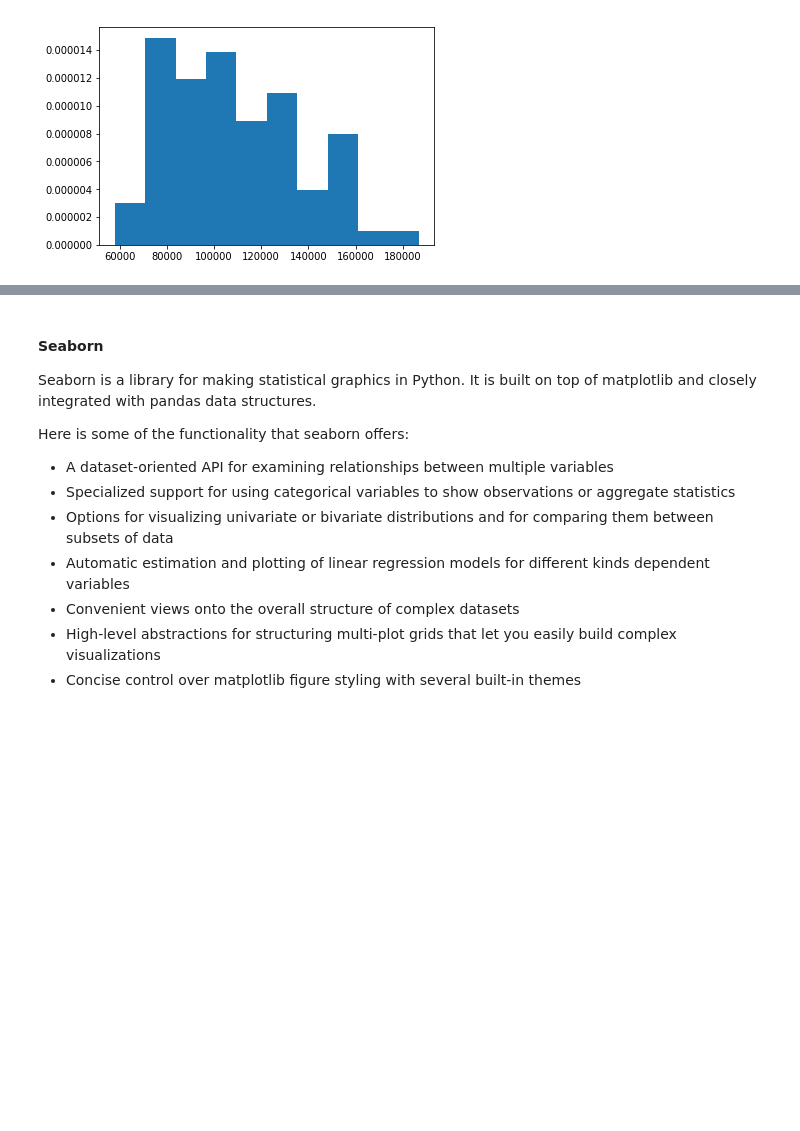
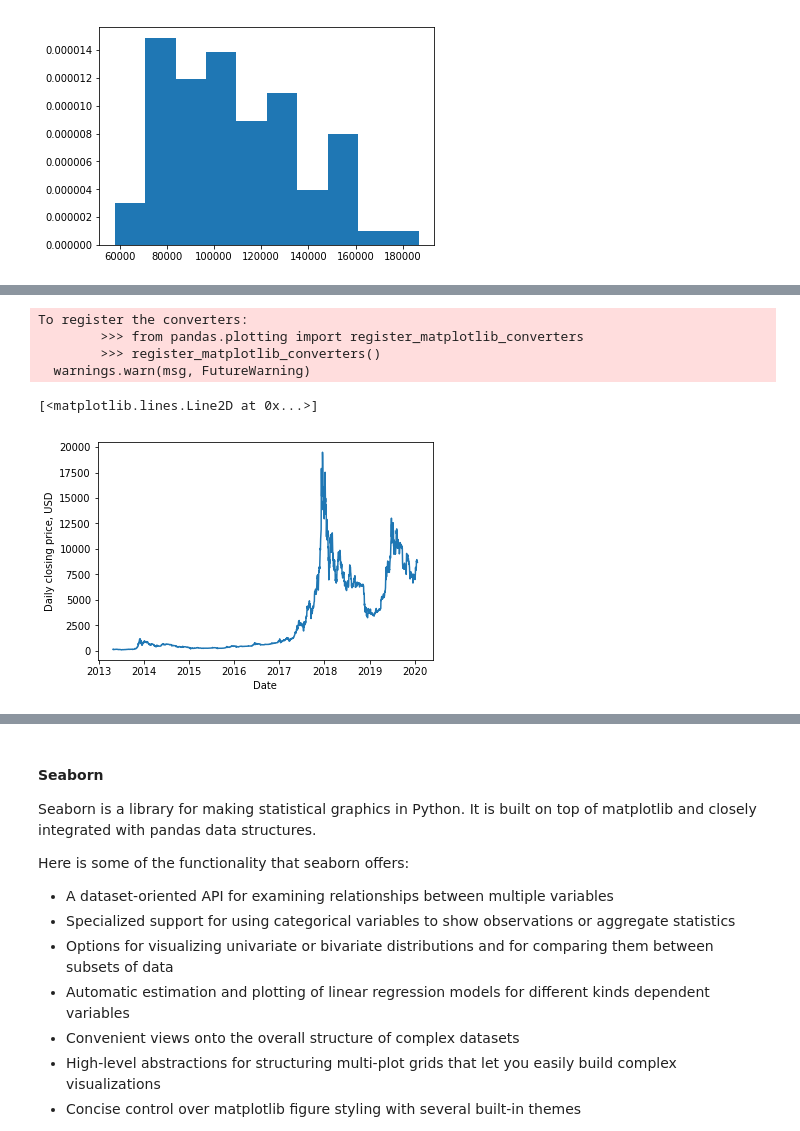
Before and after one commit to fbagirov/python_tutorial, a Jupyter notebook: python_tutorial_part3.ipynb, the cells around one changed output, grey strips where cells are left out. Cells and saved outputs as stored; diff of their text form; code cells hidden in the pictures; blank space fills up the shorter version.

```diff
--- a/python_tutorial_part3.ipynb
+++ b/python_tutorial_part3.ipynb
@@ -1126,0 +1073,3 @@ plt.hist(df['salary'],bins=10, density = True ) # density will do normalization
+# %%
+df1 = pd.read_excel('data/BTC_historical_data.xlsx',skiprows=6, index_col=0)
+df1.head()
@@ -1126,0 +1084,3 @@ plt.hist(df['salary'],bins=10, density = True ) # density will do normalization
+# %%
+df1 = df1['Close**']
+df1.head()
@@ -1126,0 +1095,11 @@ plt.hist(df['salary'],bins=10, density = True ) # density will do normalization
+# %%
+plt.xlabel("Date")
+plt.ylabel("Daily closing price, USD")
+plt.plot(df1)
+# %% [output]
+To register the converters:
+        >>> from pandas.plotting import register_matplotlib_converters
+        >>> register_matplotlib_converters()
+  warnings.warn(msg, FutureWarning)
+[<matplotlib.lines.Line2D at 0x...>]
+[figure, added]
```
Also changed, not shown: parts of 37 cells of this notebook, 5 other files.
